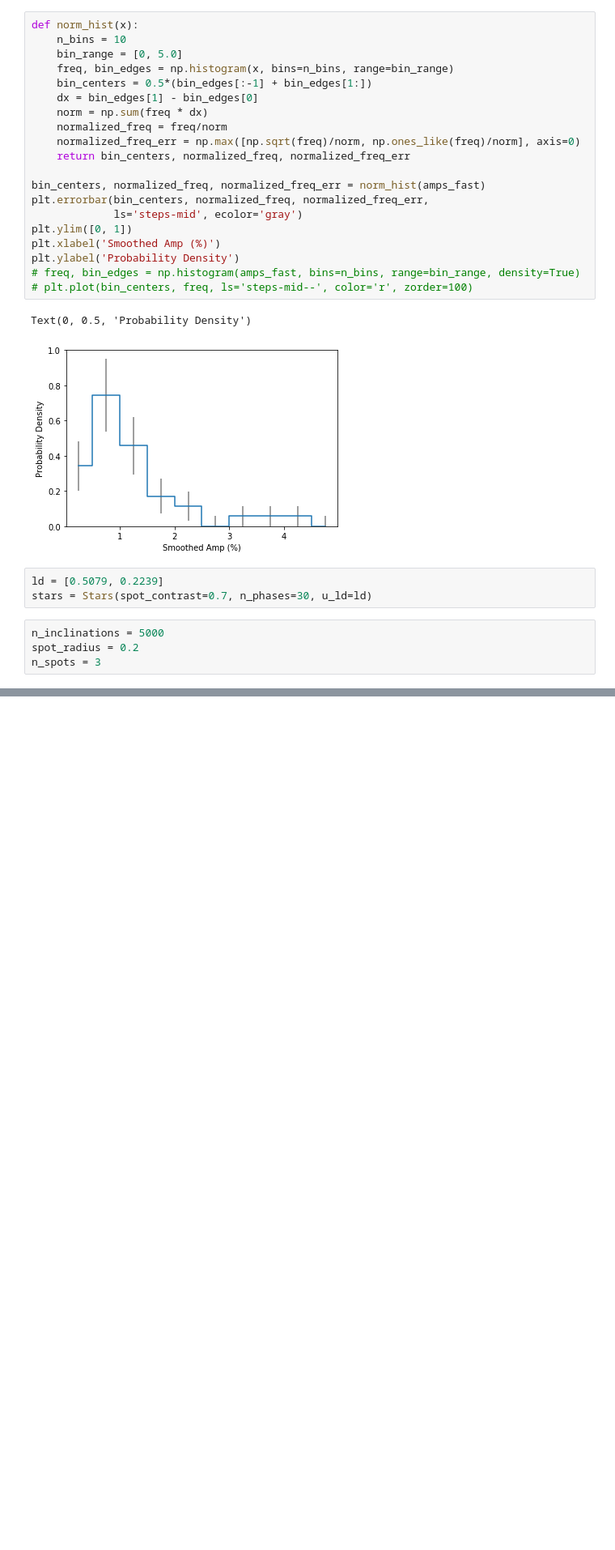
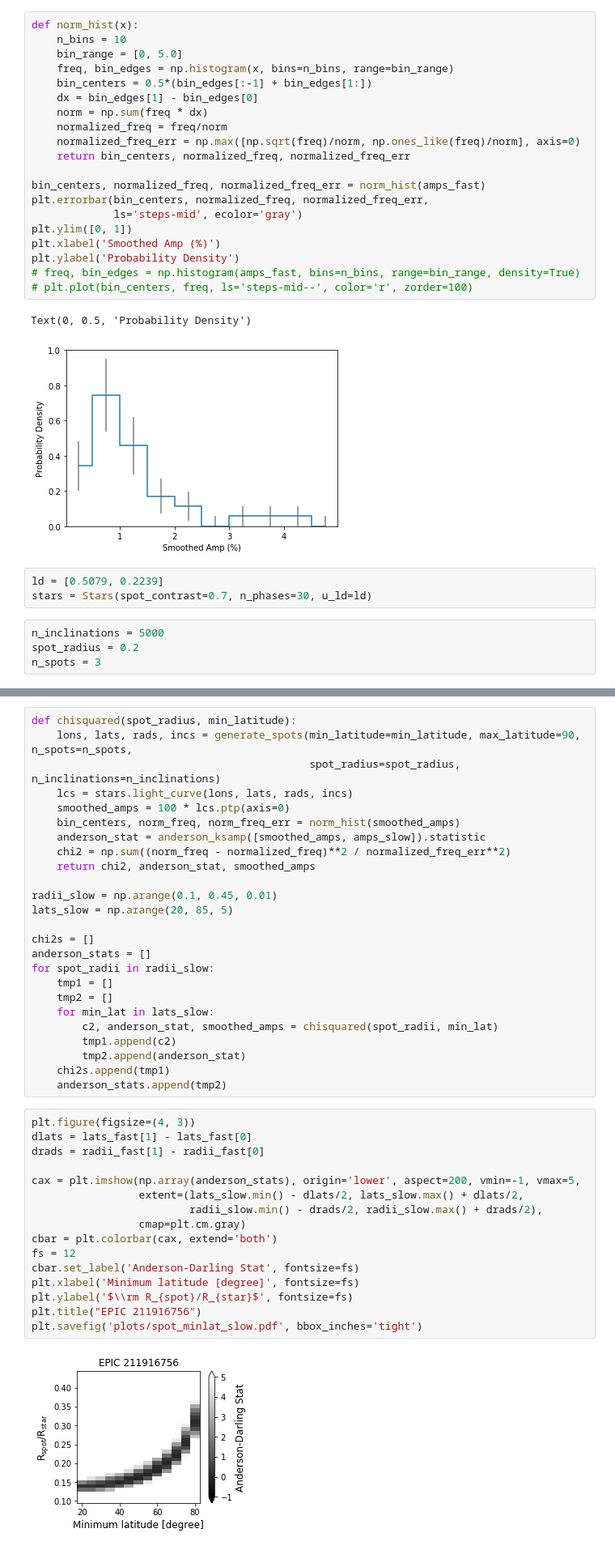
Before and after one commit to bmorris3/zeitsprung, a Jupyter notebook: fleck_inflated_pop.ipynb, the cells around one changed output, grey strips where cells are left out. Shown at 81% size. Saved outputs shown, nothing was run; the diff lists cells and outputs as text; blank space fills up the shorter version.

```diff
--- a/fleck_inflated_pop.ipynb
+++ b/fleck_inflated_pop.ipynb
@@ -148,0 +188,43 @@ spot area: 0.030000000000000006
+# %%
+def chisquared(spot_radius, min_latitude):
+    lons, lats, rads, incs = generate_spots(min_latitude=min_latitude, max_latitude=90, n_spots=n_spots,
+                                            spot_radius=spot_radius, n_inclinations=n_inclinations)
+    lcs = stars.light_curve(lons, lats, rads, incs)
+    smoothed_amps = 100 * lcs.ptp(axis=0)
+    bin_centers, norm_freq, norm_freq_err = norm_hist(smoothed_amps)
+    anderson_stat = anderson_ksamp([smoothed_amps, amps_slow]).statistic
+    chi2 = np.sum((norm_freq - normalized_freq)**2 / normalized_freq_err**2)
+    return chi2, anderson_stat, smoothed_amps
+
+radii_slow = np.arange(0.1, 0.45, 0.01)
+lats_slow = np.arange(20, 85, 5)
+
+chi2s = []
+anderson_stats = []
+for spot_radii in radii_slow:
+    tmp1 = []
+    tmp2 = []
+    for min_lat in lats_slow:
+        c2, anderson_stat, smoothed_amps = chisquared(spot_radii, min_lat)
+        tmp1.append(c2)
+        tmp2.append(anderson_stat)
+    chi2s.append(tmp1)
+    anderson_stats.append(tmp2)
+# %%
+plt.figure(figsize=(4, 3))
+dlats = lats_fast[1] - lats_fast[0]
+drads = radii_fast[1] - radii_fast[0]
+
+cax = plt.imshow(np.array(anderson_stats), origin='lower', aspect=200, vmin=-1, vmax=5,
+                 extent=(lats_slow.min() - dlats/2, lats_slow.max() + dlats/2,
+                         radii_slow.min() - drads/2, radii_slow.max() + drads/2),
+                 cmap=plt.cm.gray)
+cbar = plt.colorbar(cax, extend='both')
+fs = 12
+cbar.set_label('Anderson-Darling Stat', fontsize=fs)
+plt.xlabel('Minimum latitude [degree]', fontsize=fs)
+plt.ylabel('$\\rm R_{spot}/R_{star}$', fontsize=fs)
+plt.title("EPIC 211916756")
+plt.savefig('plots/spot_minlat_slow.pdf', bbox_inches='tight')
+# %% [output]
+[figure, added]
```
Also changed, not shown: parts of 14 cells of this notebook, 1 other file.
